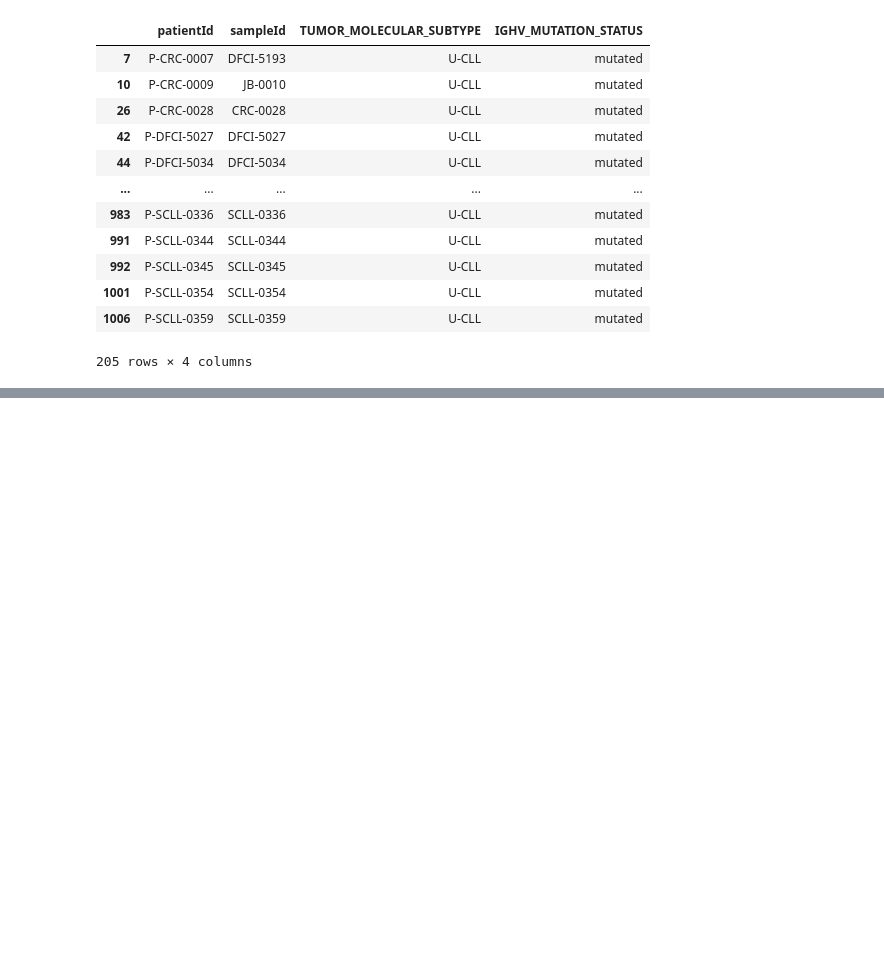
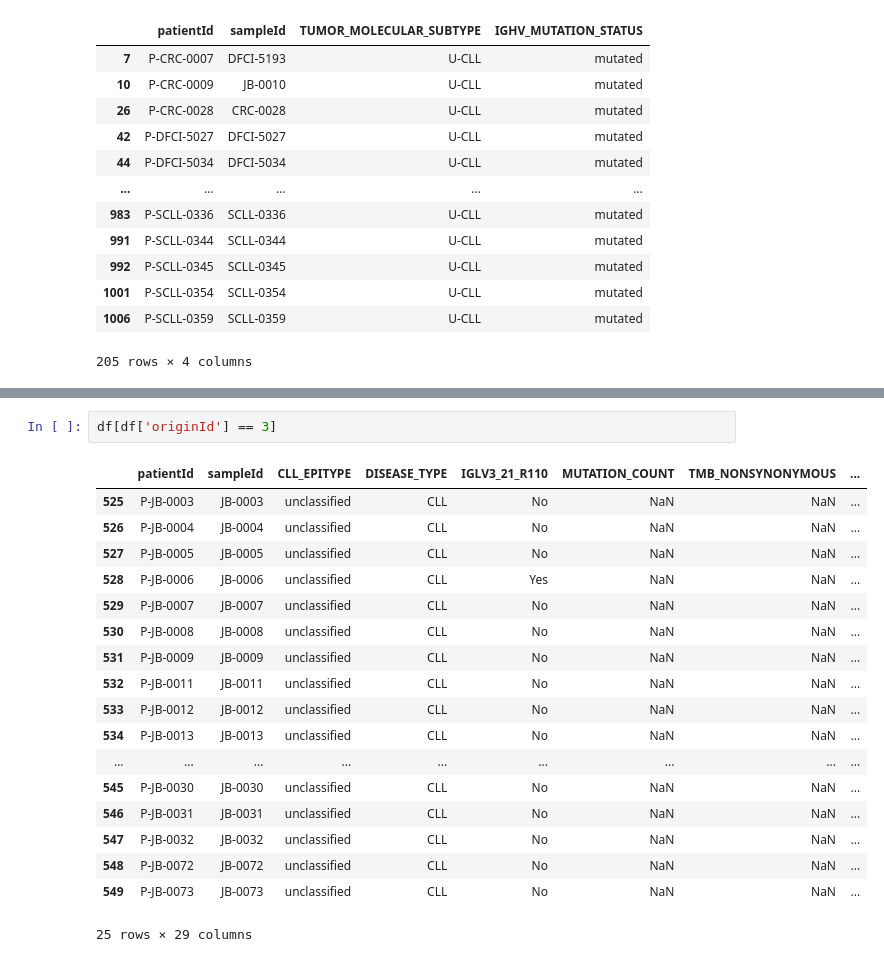
Before and after one commit to MahikaJaguste/msc-thesis, a Jupyter notebook: bias/tagging.ipynb, the cells around one changed output, grey strips where cells are left out. Drawn from its saved outputs; the diff is of its cells as text; blank space fills up the shorter version.

```diff
--- a/bias/tagging.ipynb
+++ b/bias/tagging.ipynb
@@ -599,0 +1092,21 @@ Checking differences for patientId: P-NHLBI-0073
+# %%
+df[df['originId'] == 3]
+# %% [output]
+|  | patientId | sampleId | CLL_EPITYPE | DISEASE_TYPE | IGLV3_21_R110 | MUTATION_COUNT | TMB_NONSYNONYMOUS | ... |
+| 525 | P-JB-0003 | JB-0003 | unclassified | CLL | No | NaN | NaN | ... |
+| 526 | P-JB-0004 | JB-0004 | unclassified | CLL | No | NaN | NaN | ... |
+| 527 | P-JB-0005 | JB-0005 | unclassified | CLL | No | NaN | NaN | ... |
+| 528 | P-JB-0006 | JB-0006 | unclassified | CLL | Yes | NaN | NaN | ... |
+| 529 | P-JB-0007 | JB-0007 | unclassified | CLL | No | NaN | NaN | ... |
+| 530 | P-JB-0008 | JB-0008 | unclassified | CLL | No | NaN | NaN | ... |
+| 531 | P-JB-0009 | JB-0009 | unclassified | CLL | No | NaN | NaN | ... |
+| 532 | P-JB-0011 | JB-0011 | unclassified | CLL | No | NaN | NaN | ... |
+| 533 | P-JB-0012 | JB-0012 | unclassified | CLL | No | NaN | NaN | ... |
+| 534 | P-JB-0013 | JB-0013 | unclassified | CLL | No | NaN | NaN | ... |
+| ... | ... | ... | ... | ... | ... | ... | ... | ... |
+| 545 | P-JB-0030 | JB-0030 | unclassified | CLL | No | NaN | NaN | ... |
+| 546 | P-JB-0031 | JB-0031 | unclassified | CLL | No | NaN | NaN | ... |
+| 547 | P-JB-0032 | JB-0032 | unclassified | CLL | No | NaN | NaN | ... |
+| 548 | P-JB-0072 | JB-0072 | unclassified | CLL | No | NaN | NaN | ... |
+| 549 | P-JB-0073 | JB-0073 | unclassified | CLL | No | NaN | NaN | ... |
+25 rows × 29 columns
```
Also changed, not shown: parts of 52 cells of this notebook.
